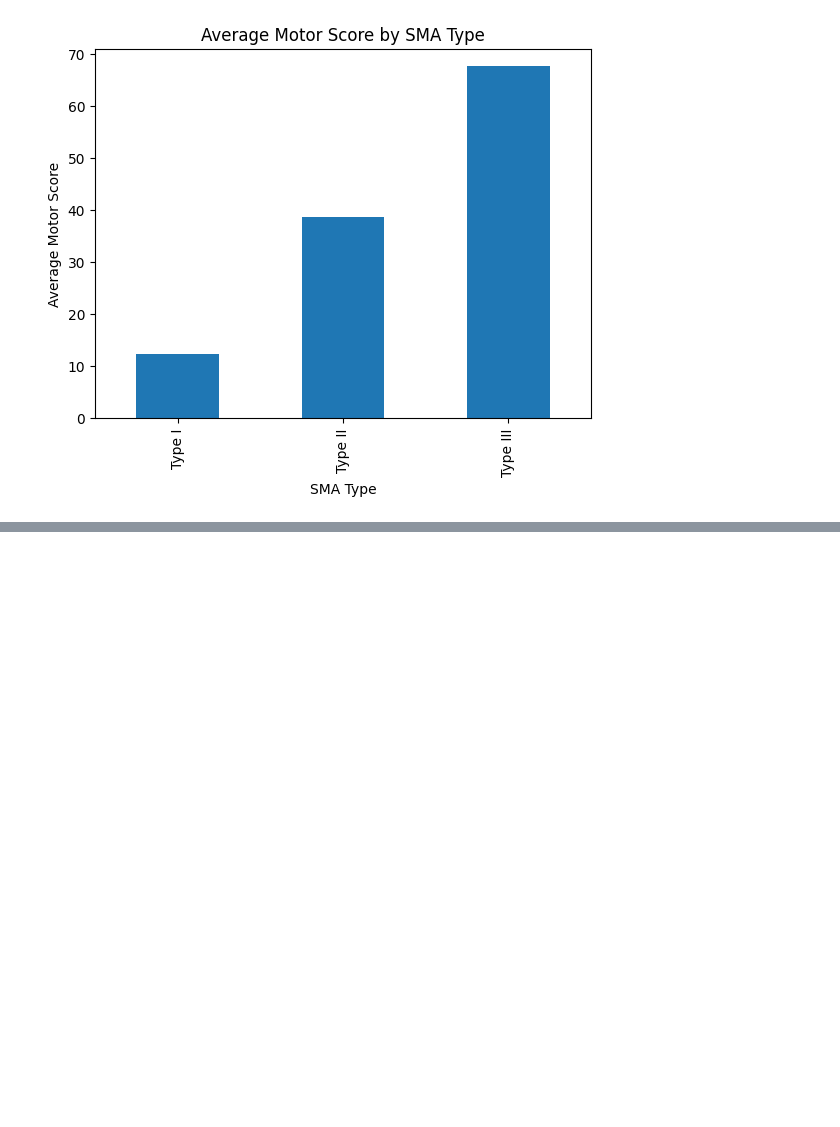
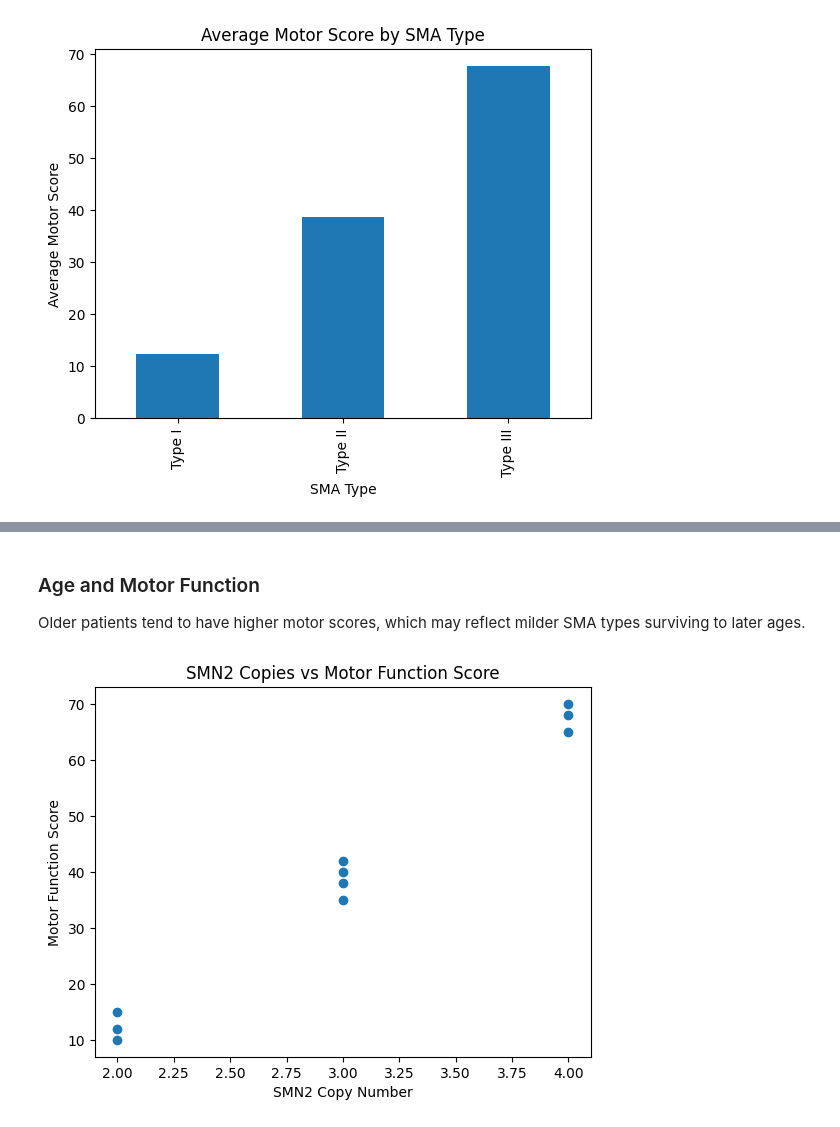
Before and after one commit to Kisara00555/sma-data-science, a Jupyter notebook: notebooks/01_sma_background_and_data_overview.ipynb, the cells around one changed output, grey strips where cells are left out. Saved outputs shown, nothing was run; the diff lists cells and outputs as text; code cells hidden in the pictures; blank space fills up the shorter version.

```diff
--- a/notebooks/01_sma_background_and_data_overview.ipynb
+++ b/notebooks/01_sma_background_and_data_overview.ipynb
@@ -280,0 +293,14 @@ plt.show()
+# %% [markdown]
+### Age and Motor Function
+
+Older patients tend to have higher motor scores,
+which may reflect milder SMA types surviving to later ages.
+# %%
+## SMN2 Copies vs Motor Score
+plt.scatter(df_cleaned["smn2_copies"], df_cleaned["motor_score"])
+plt.xlabel("SMN2 Copy Number")
+plt.ylabel("Motor Function Score")
+plt.title("SMN2 Copies vs Motor Function Score")
+plt.show()
+# %% [output]
+[figure, added]
```
Also changed, not shown: parts of 5 cells of this notebook, 1 other file.
